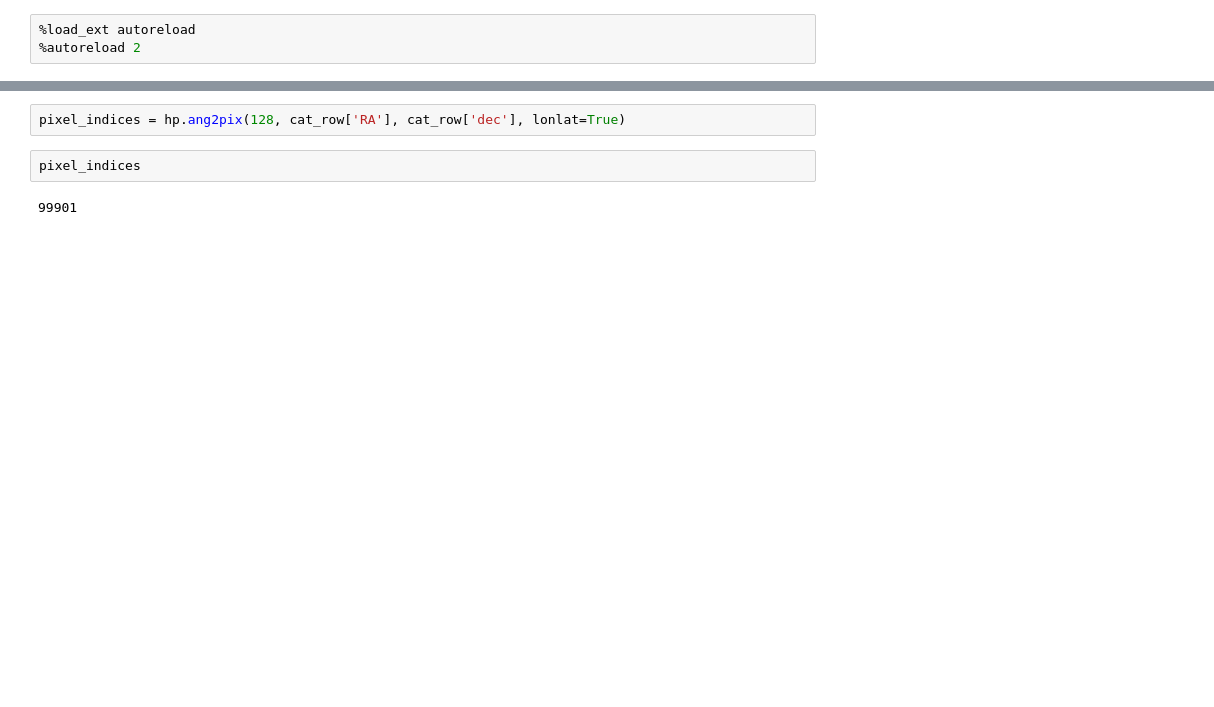
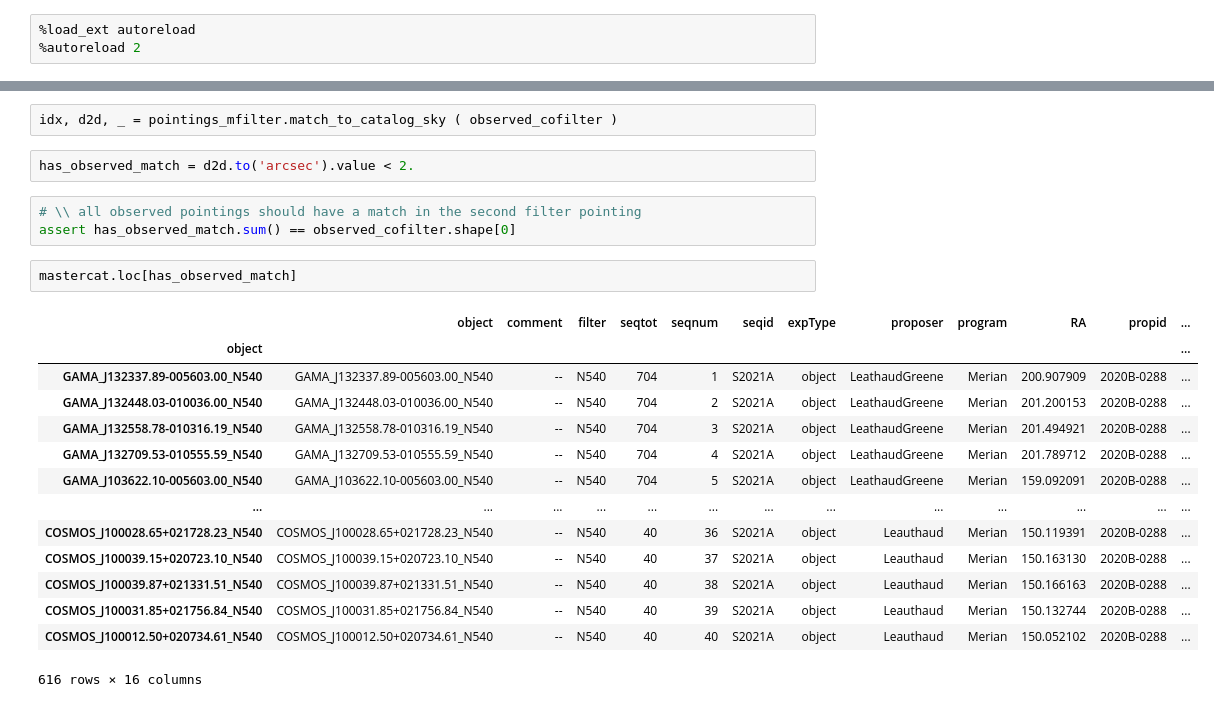
Before and after one commit to MerianSurvey/skipper, a Jupyter notebook: notebooks/Untitled.ipynb, the cells around one changed output, grey strips where cells are left out. Drawn from its saved outputs; the diff is of its cells as text; blank space fills up the shorter version.

```diff
--- a/notebooks/Untitled.ipynb
+++ b/notebooks/Untitled.ipynb
@@ -27,6 +36,24 @@ cat_row = mastercat.iloc[10]
-# %%
-pixel_indices = hp.ang2pix(128, cat_row['RA'], cat_row['dec'], lonlat=True)
-# %%
-pixel_indices
-# %% [output]
-99901
+# %%
+idx, d2d, _ = pointings_mfilter.match_to_catalog_sky ( observed_cofilter )
+# %%
+has_observed_match = d2d.to('arcsec').value < 2.
+# %%
+# \\ all observed pointings should have a match in the second filter pointing
+assert has_observed_match.sum() == observed_cofilter.shape[0]
+# %%
+mastercat.loc[has_observed_match]
+# %% [output]
+|  | object | comment | filter | seqtot | seqnum | seqid | expType | proposer | program | RA | propid | ... |
+| object |  |  |  |  |  |  |  |  |  |  |  | ... |
+| GAMA_J132337.89-005603.00_N540 | GAMA_J132337.89-005603.00_N540 | -- | N540 | 704 | 1 | S2021A | object | LeathaudGreene | Merian | 200.907909 | 2020B-0288 | ... |
+| GAMA_J132448.03-010036.00_N540 | GAMA_J132448.03-010036.00_N540 | -- | N540 | 704 | 2 | S2021A | object | LeathaudGreene | Merian | 201.200153 | 2020B-0288 | ... |
+| GAMA_J132558.78-010316.19_N540 | GAMA_J132558.78-010316.19_N540 | -- | N540 | 704 | 3 | S2021A | object | LeathaudGreene | Merian | 201.494921 | 2020B-0288 | ... |
+| GAMA_J132709.53-010555.59_N540 | GAMA_J132709.53-010555.59_N540 | -- | N540 | 704 | 4 | S2021A | object | LeathaudGreene | Merian | 201.789712 | 2020B-0288 | ... |
+| GAMA_J103622.10-005603.00_N540 | GAMA_J103622.10-005603.00_N540 | -- | N540 | 704 | 5 | S2021A | object | LeathaudGreene | Merian | 159.092091 | 2020B-0288 | ... |
+| ... | ... | ... | ... | ... | ... | ... | ... | ... | ... | ... | ... | ... |
+| COSMOS_J100028.65+021728.23_N540 | COSMOS_J100028.65+021728.23_N540 | -- | N540 | 40 | 36 | S2021A | object | Leauthaud | Merian | 150.119391 | 2020B-0288 | ... |
+| COSMOS_J100039.15+020723.10_N540 | COSMOS_J100039.15+020723.10_N540 | -- | N540 | 40 | 37 | S2021A | object | Leauthaud | Merian | 150.163130 | 2020B-0288 | ... |
+| COSMOS_J100039.87+021331.51_N540 | COSMOS_J100039.87+021331.51_N540 | -- | N540 | 40 | 38 | S2021A | object | Leauthaud | Merian | 150.166163 | 2020B-0288 | ... |
+| COSMOS_J100031.85+021756.84_N540 | COSMOS_J100031.85+021756.84_N540 | -- | N540 | 40 | 39 | S2021A | object | Leauthaud | Merian | 150.132744 | 2020B-0288 | ... |
+| COSMOS_J100012.50+020734.61_N540 | COSMOS_J100012.50+020734.61_N540 | -- | N540 | 40 | 40 | S2021A | object | Leauthaud | Merian | 150.052102 | 2020B-0288 | ... |
+616 rows × 16 columns
```
Also changed, not shown: parts of 13 cells of this notebook, 3 other files.
